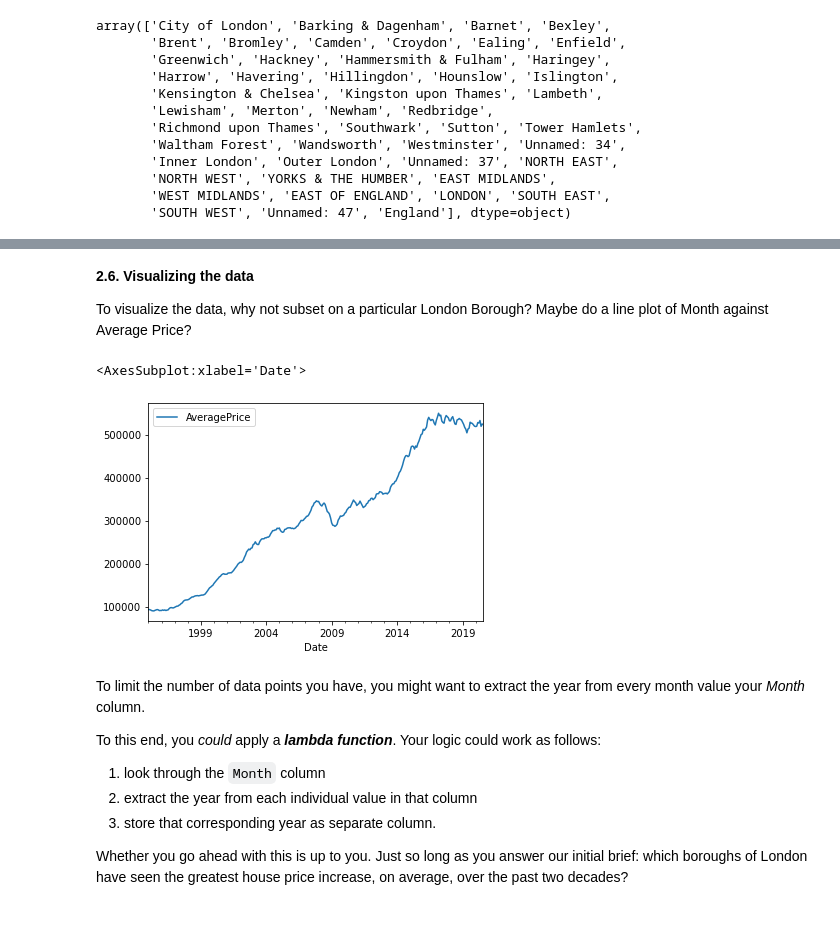
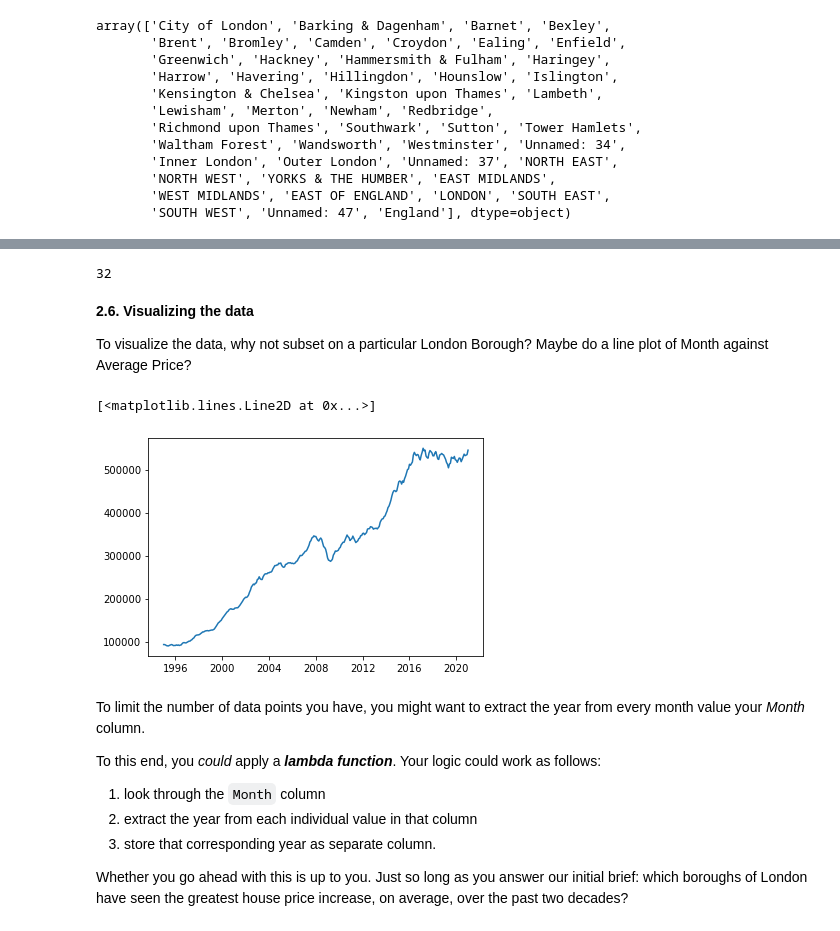
Before and after one commit to smaxwell953/Springboard_DSC_Career_Track, a Jupyter notebook: 04.03_Unit_4_Challenge/Unit 4 Challenge - Tier 3.ipynb, the cells around one changed output, grey strips where cells are left out. Drawn from its saved outputs; the diff is of its cells as text; code cells hidden in the pictures.

```diff
--- a/04.03_Unit_4_Challenge/Unit 4 Challenge - Tier 3.ipynb
+++ b/04.03_Unit_4_Challenge/Unit 4 Challenge - Tier 3.ipynb
@@ -247,0 +238,5 @@ properties_cleaned['AveragePrice'] = properties_cleaned['AveragePrice'].astype(f
+# %%
+#Convert 'Date' column to datetime and 'SalePrice' column to float
+properties_cleaned['Month'] = pd.to_datetime(properties_cleaned['Month'])
+properties_cleaned['AveragePrice'] = properties_cleaned.AveragePrice.astype(float)
+properties_cleaned.head()
@@ -286,3 +281,2 @@ properties_cleaned[properties_cleaned['Borough'] == 'Unnamed: 34'].head()
 # %%
-properties_not_na = properties_cleaned.dropna()
-properties_not_na.count()
+properties_cleaned = properties_cleaned.dropna()
@@ -295,6 +283,5 @@ dtype: int64
 # %%
-#Drop non-boroughs
-nonBoroughs = ['Inner London', 'Outer London', 'NORTH EAST', 'NORTH WEST', 'YORKS & THE HUMBER', 'EAST MIDLANDS', \
-               'WEST MIDLANDS', 'EAST OF ENGLAND', 'LONDON', 'SOUTH EAST', 'SOUTH WEST', 'England']
+nonBoroughs = ['City of London', 'Inner London', 'Outer London', 'NORTH EAST', 'NORTH WEST', 'YORKS & THE HUMBER', \
+               'EAST MIDLANDS', 'WEST MIDLANDS', 'EAST OF ENGLAND', 'LONDON', 'SOUTH EAST', 'SOUTH WEST', 'England']
 
-df = properties_not_na[~properties_not_na.Borough.isin(nonBoroughs)]
+properties_cleaned = properties_cleaned[~properties_cleaned.Borough.isin(nonBoroughs)]
@@ -301,3 +299,7 @@ df = properties_not_na[~properties_not_na.Borough.isin(nonBoroughs)]
+# %%
+properties_cleaned['Borough'].nunique()
+# %% [output]
+32
 # %% [markdown]
 **2.6. Visualizing the data**
 
@@ -307,8 +307,10 @@ barnet_prices = df[df['Borough'] == 'Barnet']
-# %%
-barnet_prices.plot(x='Date', y='AveragePrice')
-# %% [output]
-<AxesSubplot:xlabel='Date'>
-[figure, removed]
+# %%
+properties_barnet = properties_cleaned[properties_cleaned['Borough'] == 'Barnet']
+# %%
+plt.plot(properties_barnet['Month'], properties_barnet['AveragePrice'])
+# %% [output]
+[<matplotlib.lines.Line2D at 0x...>]
+[figure, added]
 # %% [markdown]
 To limit the number of data points you have, you might want to extract the year from every month value your *Month* column.
 
```
Also changed, not shown: parts of 38 cells of this notebook.
